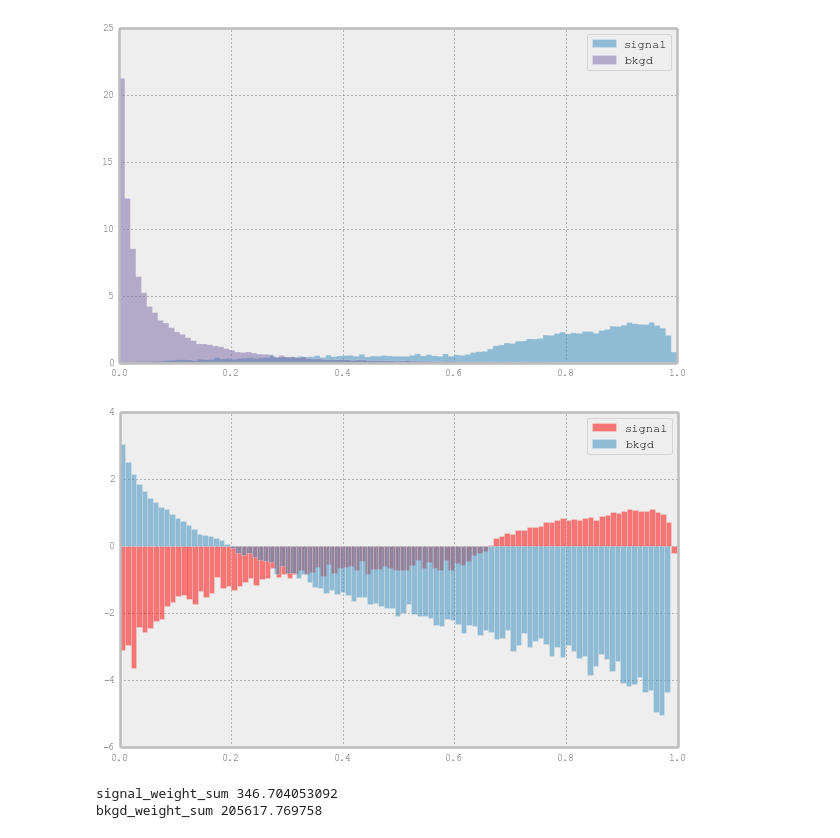
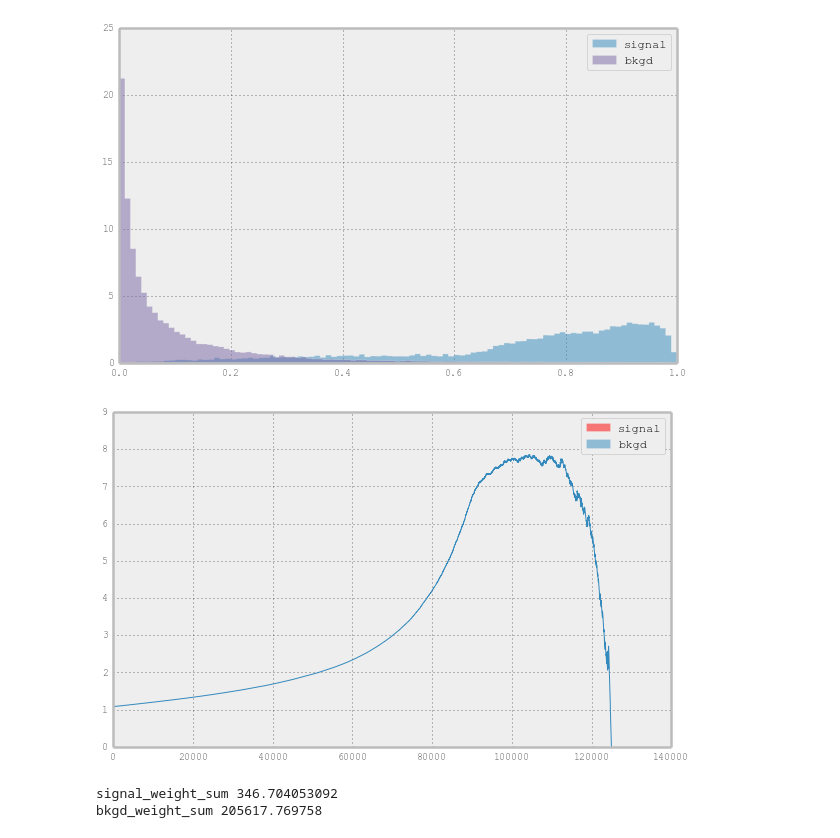
Before and after one commit to Djabbz/SOS14_practical_session, a Jupyter notebook: SOS.ipynb, the cells around one changed output. Saved outputs shown, nothing was run; the diff lists cells and outputs as text; code cells hidden in the pictures.

```diff
--- a/SOS.ipynb
+++ b/SOS.ipynb
@@ -157,13 +157,13 @@ _, _, W = train_data.get_data_fold('valid', normed_weights=False)
 SOS.hist_scores(valid_scores, valid_Y.values, weights=W.values)
 # %% [output]
 [figure]
-# %%
-# the options by default are (bins=100, normed=True, ln=True)
-SOS.hist_scores_log(valid_scores, valid_Y.values, weights=W.values, ln=True)
-# %% [output]
-[figure, removed]
 # %%
 weight_factor = float(train_data.shape[0]) / valid_X.shape[0]
+# %%
+# the options by default are (bins=100, normed=True, ln=True, plot_ams=False)
+SOS.hist_scores_log(valid_scores, valid_Y.values, weights=W.values, plot_ams=True, weight_factor=weight_factor)
+# %% [output]
+[figure, added]
 # %%
 SOS.plot_AMS(valid_scores, valid_Y.values, W.values, weight_factor)
 # %% [output]
```
Also changed, not shown: parts of 1 cell of this notebook, 2 other files.
